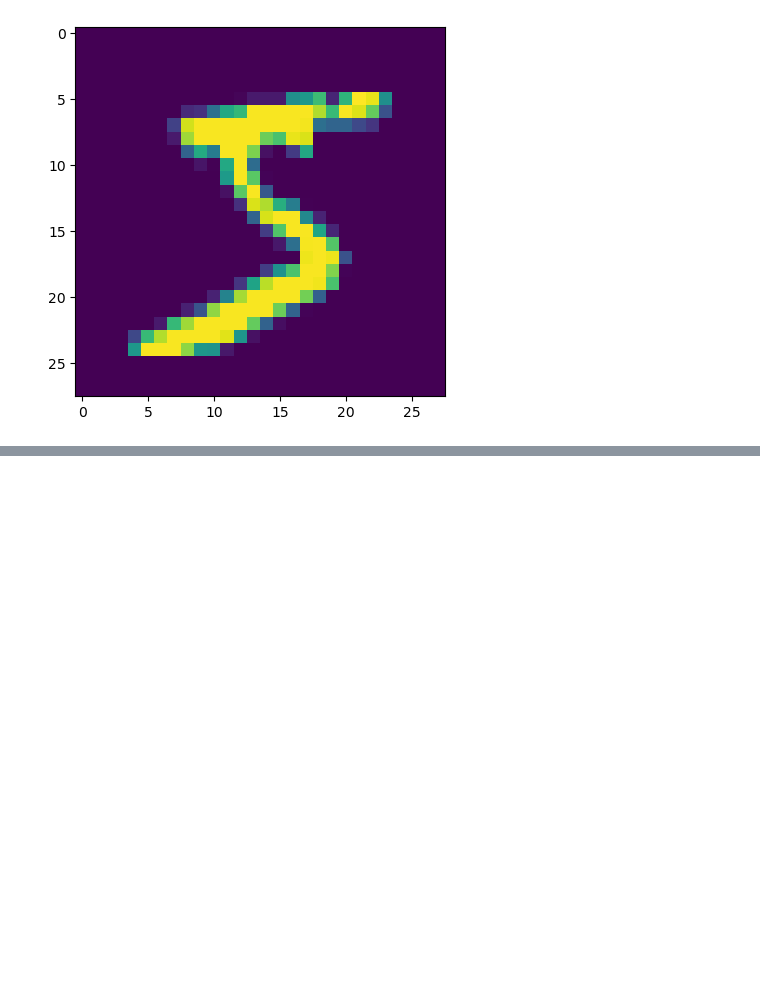
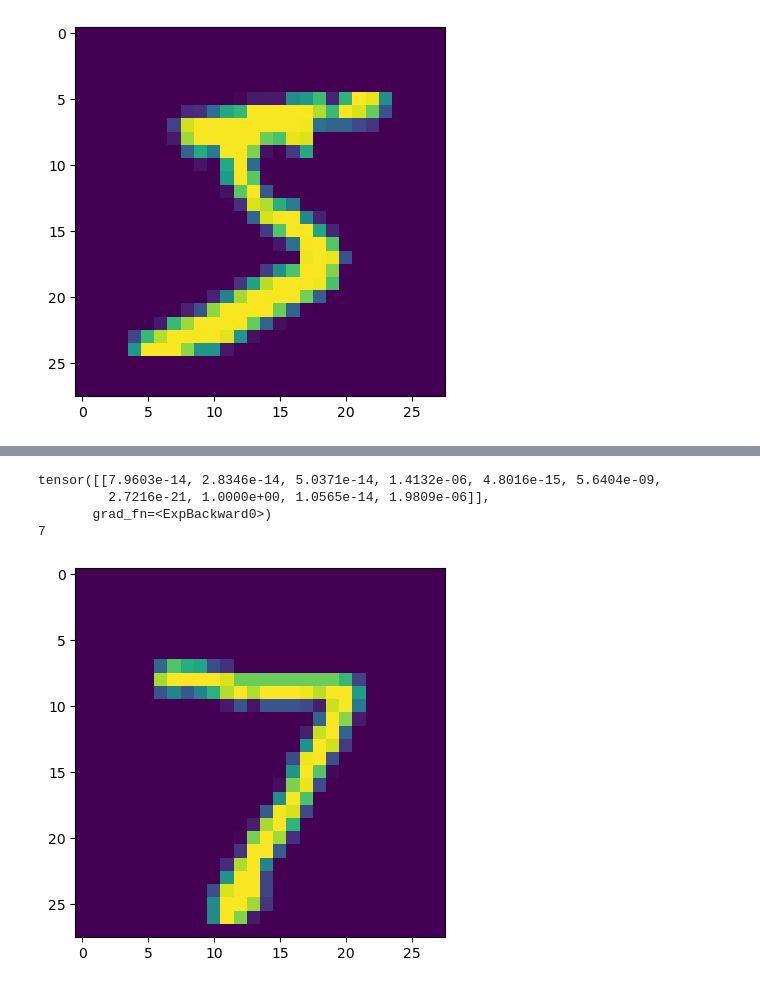
Before and after one commit to wstreyer/MNIST, a Jupyter notebook: Basic_MNIST_Classifier.ipynb, the cells around one changed output, grey strips where cells are left out. Cells and saved outputs as stored; diff of their text form; code cells hidden in the pictures; blank space fills up the shorter version.

```diff
--- a/Basic_MNIST_Classifier.ipynb
+++ b/Basic_MNIST_Classifier.ipynb
@@ -208,0 +207,15 @@ TypeError: 'method' object is not iterable
+# %%
+next_sample = next(test_loader.__iter__())
+img_bitmap = next_sample[0][0].squeeze()
+plt.imshow(img_bitmap)
+img_sample = next_sample[0][0].unsqueeze(dim=0)
+
+output = model(img_sample)
+print(torch.exp(output))
+print(torch.argmax(output).item())
+# %% [output]
+tensor([[7.9603e-14, 2.8346e-14, 5.0371e-14, 1.4132e-06, 4.8016e-15, 5.6404e-09,
+         2.7216e-21, 1.0000e+00, 1.0565e-14, 1.9809e-06]],
+       grad_fn=<ExpBackward0>)
+7
+[figure, added]
```
Also changed, not shown: parts of 15 cells of this notebook.
